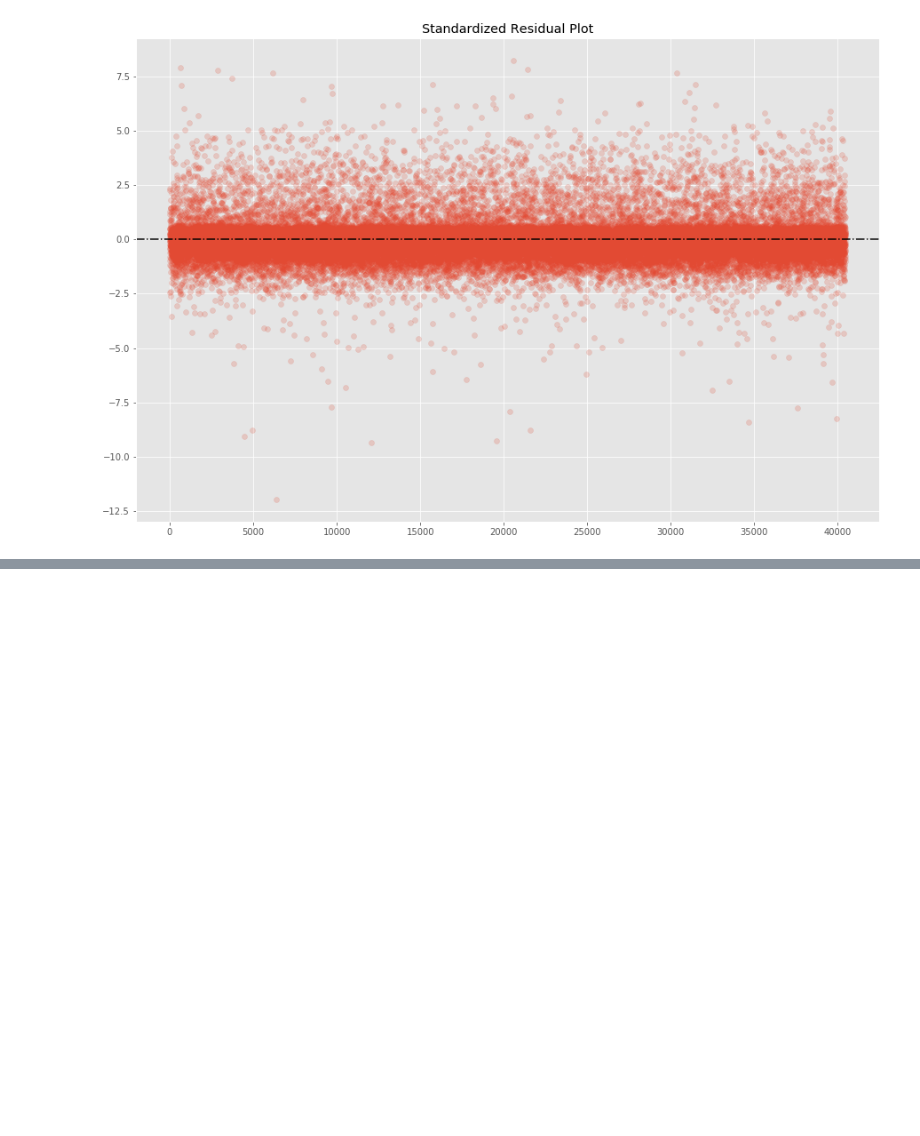
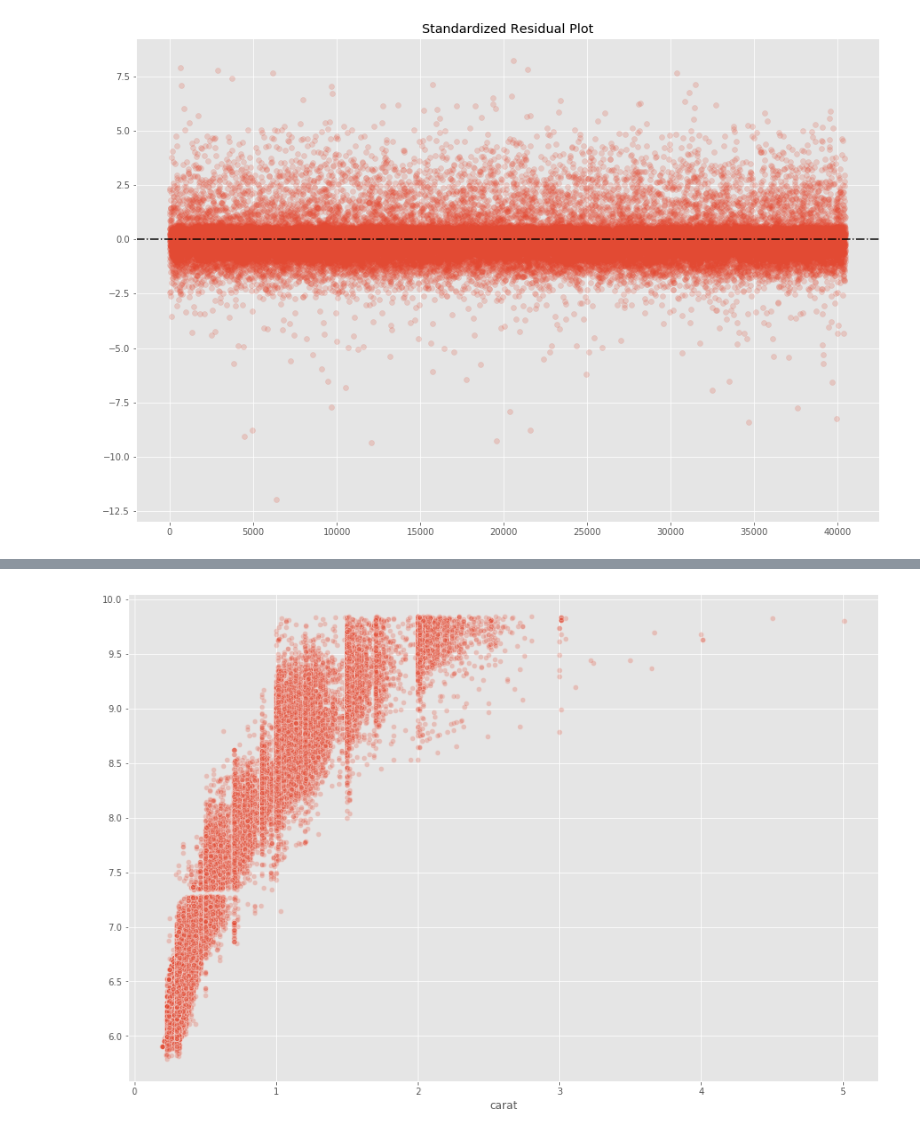
Before and after one commit to benedictaquino/diamond-pricing, a Jupyter notebook: notebooks/EDA.ipynb, the cells around one changed output, grey strips where cells are left out. Cells and saved outputs as stored; diff of their text form; code cells hidden in the pictures; blank space fills up the shorter version.

Commit message:
finished univariate analysis of carat and price

```diff
--- a/notebooks/EDA.ipynb
+++ b/notebooks/EDA.ipynb
@@ -173,0 +149,5 @@ import scipy.stats as st
+# %%
+plt.figure(figsize=(15,10));
+sns.scatterplot(x='carat', y=lny, data=diamonds_train, alpha=0.25);
+# %% [output]
+[figure, added]
```
Also changed, not shown: parts of 23 cells of this notebook.
